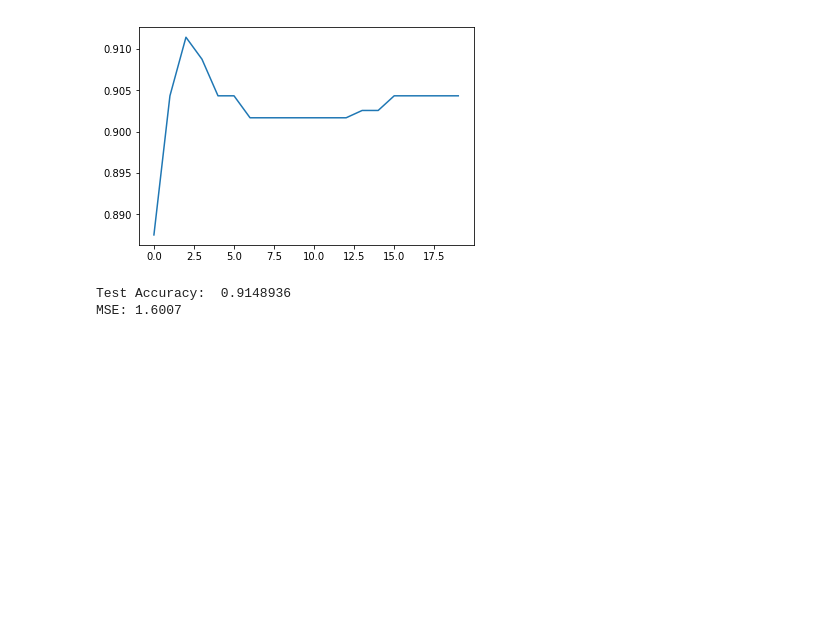
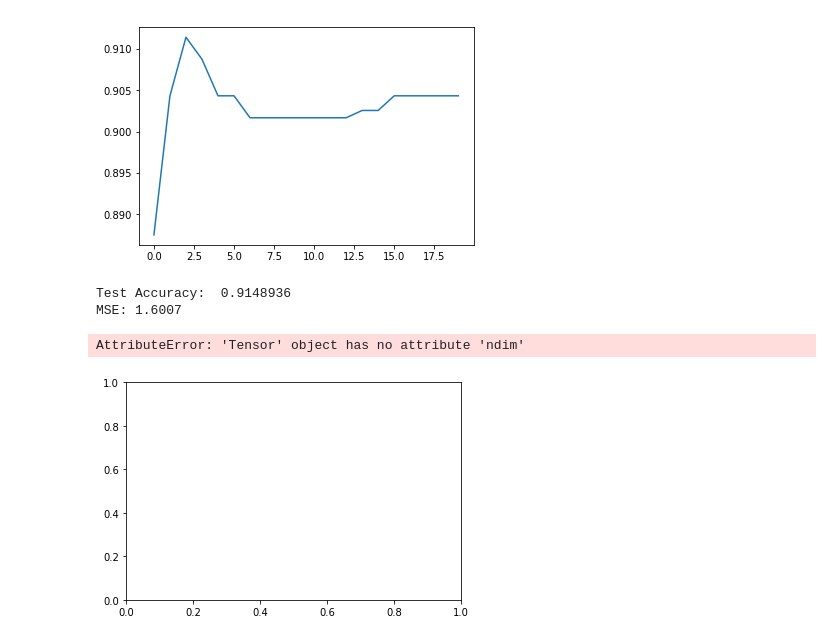
Before and after one commit to patrikolesen/bee, a Jupyter notebook: Notebooks/vinkel_tensor_dennis.ipynb, the cells around one changed output. Cells and saved outputs as stored; diff of their text form; code cells hidden in the pictures; blank space fills up the shorter version.

```diff
--- a/Notebooks/vinkel_tensor_dennis.ipynb
+++ b/Notebooks/vinkel_tensor_dennis.ipynb
@@ -247,3 +222,11 @@ Model saved in file: C:\Homeroot\00Biodling\bee\Model
 [figure]
 Test Accuracy:  0.9148936
 MSE: 1.6007
+# %%
+plt.figure()
+plt.plot(x[:,1],x[:,0], 'x')
+plt.figure()
+plt.scatter(x[:,1],x[:,0])
+# %% [output]
+AttributeError: 'Tensor' object has no attribute 'ndim'
+[figure, added]
```
Also changed, not shown: parts of 1 cell of this notebook, 3 other files.
